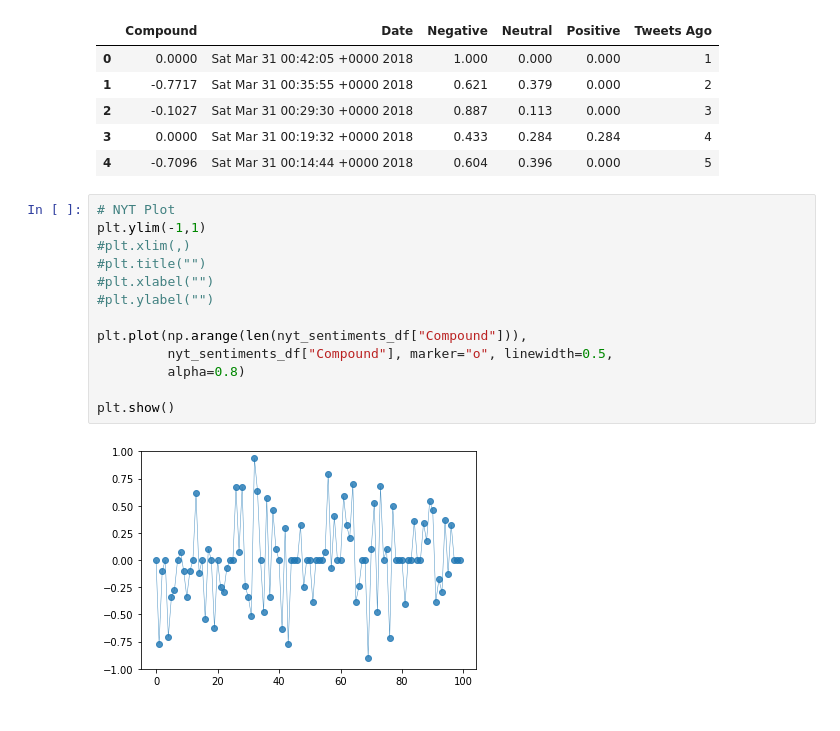
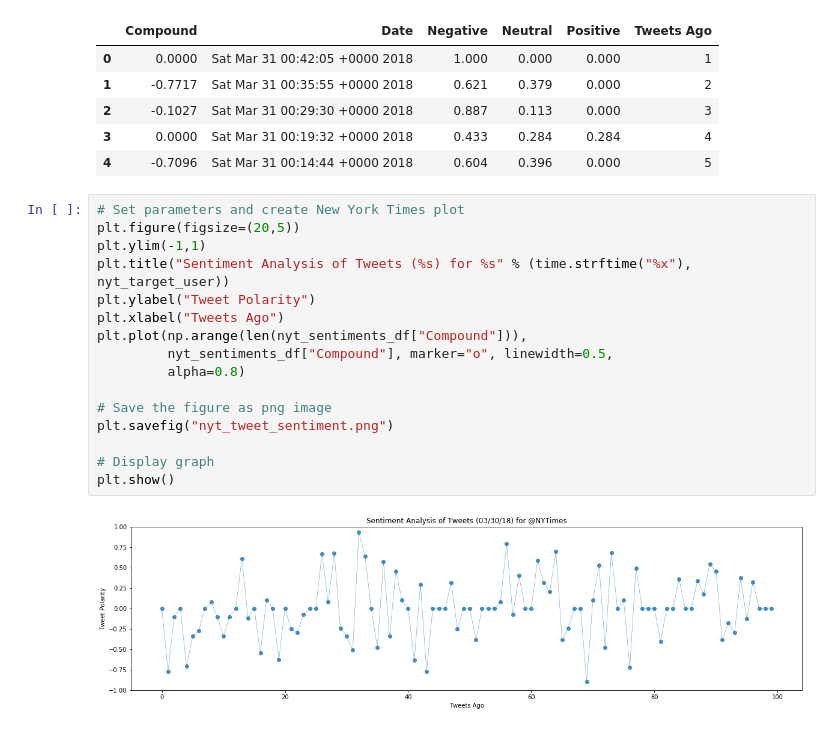
Before and after one commit to ehyoder/Social_Analytics_HW, a Jupyter notebook: Social_Analytics_Hw.ipynb, the cells around one changed output. Cells and saved outputs as stored; diff of their text form.

```diff
--- a/Social_Analytics_Hw.ipynb
+++ b/Social_Analytics_Hw.ipynb
@@ -340,17 +348,20 @@ nyt_sentiments_df.head()
 | 3 | 0.0000 | Sat Mar 31 00:19:32 +0000 2018 | 0.433 | 0.284 | 0.284 | 4 |
 | 4 | -0.7096 | Sat Mar 31 00:14:44 +0000 2018 | 0.604 | 0.396 | 0.000 | 5 |
 # %%
-# NYT Plot
+# Set parameters and create New York Times plot
+plt.figure(figsize=(20,5))
 plt.ylim(-1,1)
-#plt.xlim(,)
-#plt.title("")
-#plt.xlabel("")
-#plt.ylabel("")
-
+plt.title("Sentiment Analysis of Tweets (%s) for %s" % (time.strftime("%x"), nyt_target_user))
+plt.ylabel("Tweet Polarity")
+plt.xlabel("Tweets Ago")
 plt.plot(np.arange(len(nyt_sentiments_df["Compound"])),
          nyt_sentiments_df["Compound"], marker="o", linewidth=0.5,
          alpha=0.8)
 
+# Save the figure as png image
+plt.savefig("nyt_tweet_sentiment.png")
+
+# Display graph
 plt.show()
 # %% [output]
-[figure, old version]
+[figure, new version]
```
Also changed, not shown: parts of 12 cells of this notebook.
